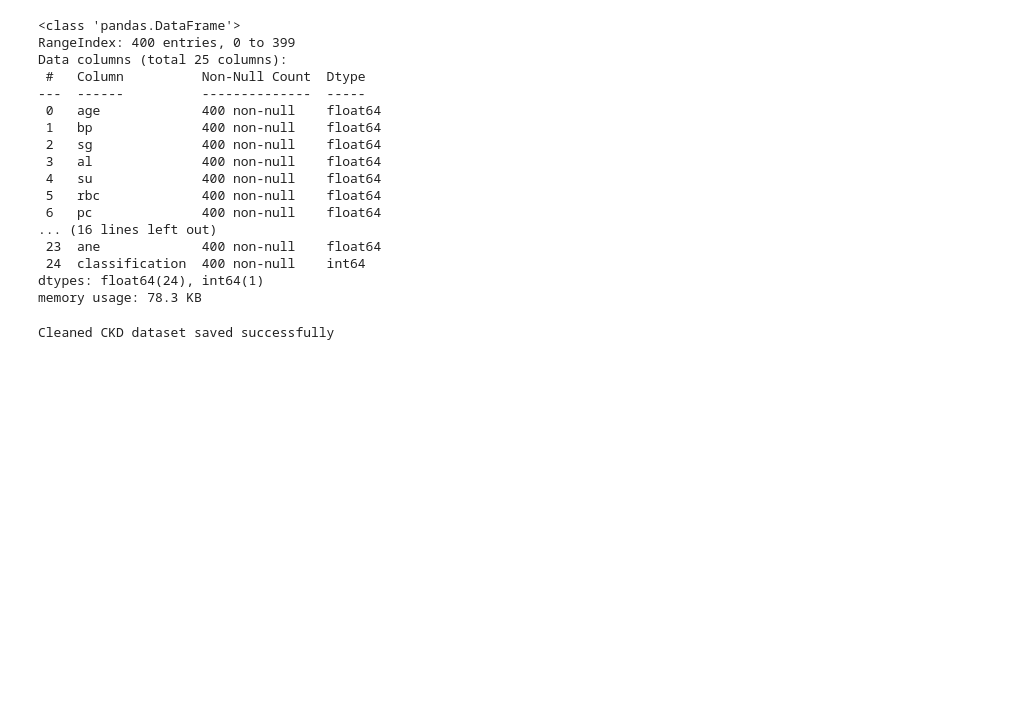
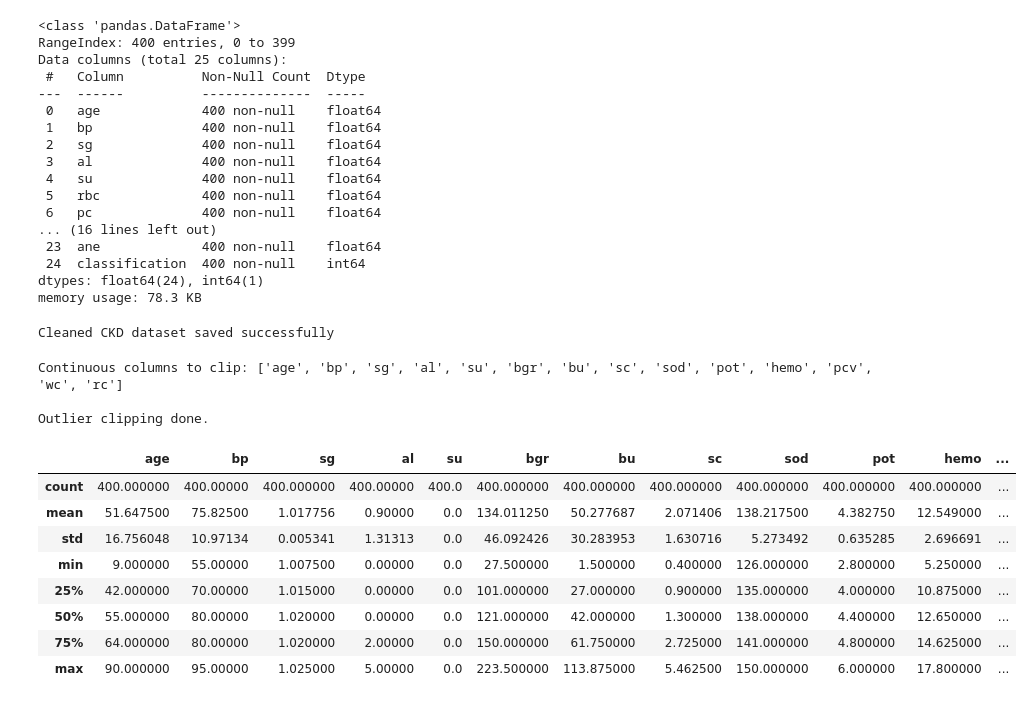
Before and after one commit to Adweta4810/explainable-disease-risk-prediction, a Jupyter notebook: notebooks/ckd_data_loading.ipynb, the cells around one changed output. Cells and saved outputs as stored; diff of their text form; code cells hidden in the pictures; blank space fills up the shorter version.

```diff
--- a/notebooks/ckd_data_loading.ipynb
+++ b/notebooks/ckd_data_loading.ipynb
@@ -325,3 +325,33 @@ ckd_df.to_csv("../data/chronic_kidney_disease/ckd_cleaned.csv", index=False)
 print("Cleaned CKD dataset saved successfully")
 # %% [output]
 Cleaned CKD dataset saved successfully
+# %%
+# Identify which columns are truly continuous (not binary 0/1 encoded)
+binary_cols = ['rbc', 'pc', 'pcc', 'ba', 'htn', 'dm', 'cad', 'appet', 'pe', 'ane', 'classification']
+continuous_cols = [c for c in ckd_df.columns if c not in binary_cols]
+
+print('Continuous columns to clip:', continuous_cols)
+
+for col in continuous_cols:
+    Q1 = ckd_df[col].quantile(0.25)
+    Q3 = ckd_df[col].quantile(0.75)
+    IQR = Q3 - Q1
+    lower = Q1 - 1.5 * IQR
+    upper = Q3 + 1.5 * IQR
+    ckd_df[col] = ckd_df[col].clip(lower=lower, upper=upper)
+
+print('\nOutlier clipping done.')
+ckd_df[continuous_cols].describe()
+# %% [output]
+Continuous columns to clip: ['age', 'bp', 'sg', 'al', 'su', 'bgr', 'bu', 'sc', 'sod', 'pot', 'hemo', 'pcv', 'wc', 'rc']
+
+Outlier clipping done.
+|  | age | bp | sg | al | su | bgr | bu | sc | sod | pot | hemo | ... |
+| count | 400.000000 | 400.00000 | 400.000000 | 400.00000 | 400.0 | 400.000000 | 400.000000 | 400.000000 | 400.000000 | 400.000000 | 400.000000 | ... |
+| mean | 51.647500 | 75.82500 | 1.017756 | 0.90000 | 0.0 | 134.011250 | 50.277687 | 2.071406 | 138.217500 | 4.382750 | 12.549000 | ... |
+| std | 16.756048 | 10.97134 | 0.005341 | 1.31313 | 0.0 | 46.092426 | 30.283953 | 1.630716 | 5.273492 | 0.635285 | 2.696691 | ... |
+| min | 9.000000 | 55.00000 | 1.007500 | 0.00000 | 0.0 | 27.500000 | 1.500000 | 0.400000 | 126.000000 | 2.800000 | 5.250000 | ... |
+| 25% | 42.000000 | 70.00000 | 1.015000 | 0.00000 | 0.0 | 101.000000 | 27.000000 | 0.900000 | 135.000000 | 4.000000 | 10.875000 | ... |
+| 50% | 55.000000 | 80.00000 | 1.020000 | 0.00000 | 0.0 | 121.000000 | 42.000000 | 1.300000 | 138.000000 | 4.400000 | 12.650000 | ... |
+| 75% | 64.000000 | 80.00000 | 1.020000 | 2.00000 | 0.0 | 150.000000 | 61.750000 | 2.725000 | 141.000000 | 4.800000 | 14.625000 | ... |
+| max | 90.000000 | 95.00000 | 1.025000 | 5.00000 | 0.0 | 223.500000 | 113.875000 | 5.462500 | 150.000000 | 6.000000 | 17.800000 | ... |
```
Also changed, not shown: parts of 3 cells of this notebook.
